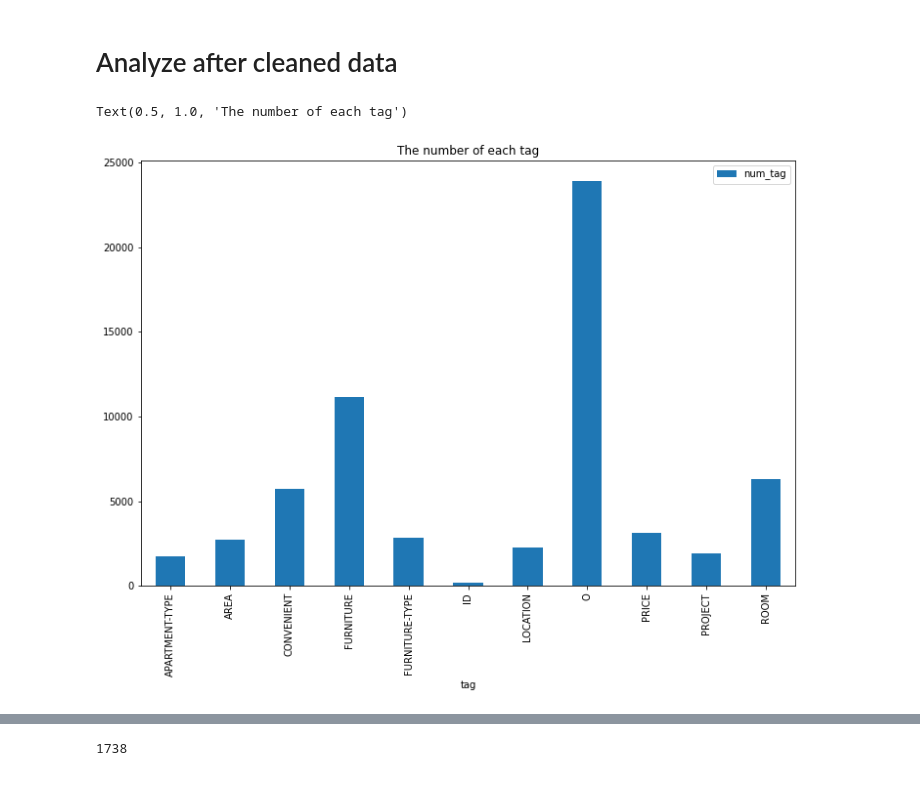
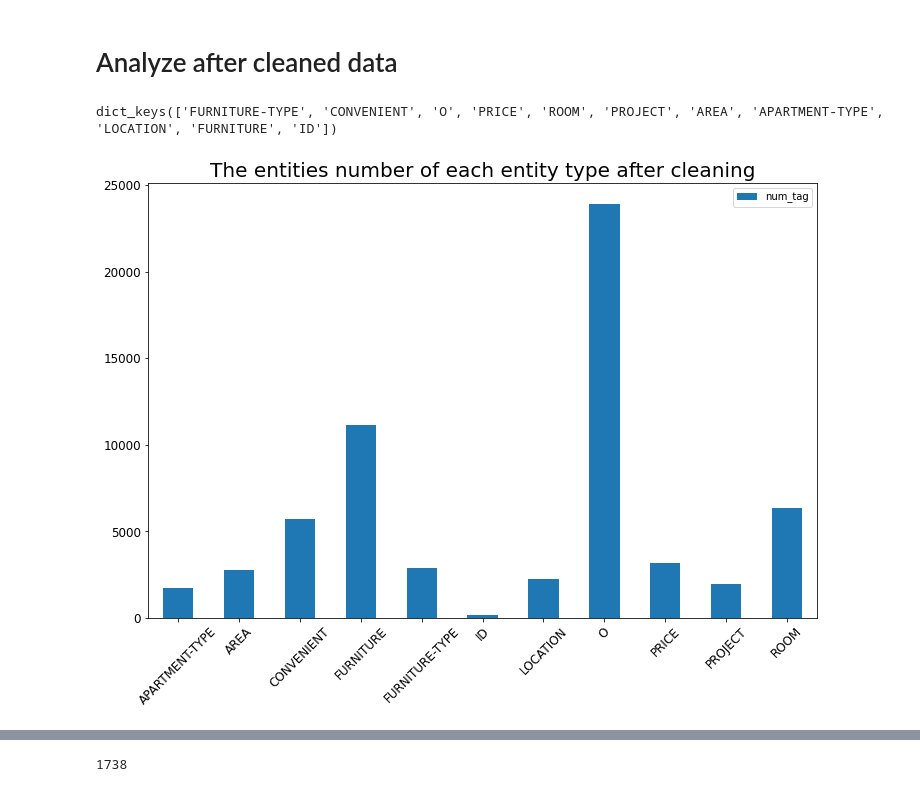
Before and after one commit to phamvanhanh6720/PredictRentedApartment, a Jupyter notebook: ner/process_data.ipynb, the cells around one changed output, grey strips where cells are left out. Drawn from its saved outputs; the diff is of its cells as text; code cells hidden in the pictures.

```diff
--- a/ner/process_data.ipynb
+++ b/ner/process_data.ipynb
@@ -3,7 +3,7 @@ import json
 from ast import literal_eval
 from utils.process_training_data import *
 # %%
-dataset_raw = 'dataset_ner/all.jsonl'
+dataset_raw = '../raw_data/all.jsonl'
 # %%
 dataset = []
 with open(dataset_raw, 'r') as file:
@@ -430,4 +385,8 @@ for data_point in test_clean_tags:
             cleaned_tags[tag[1]] = [tag[0]]
         else:
             cleaned_tags[tag[1]].append(tag[0])
+# %%
+cleaned_tags.keys()
+# %% [output]
+dict_keys(['FURNITURE-TYPE', 'CONVENIENT', 'O', 'PRICE', 'ROOM', 'PROJECT', 'AREA', 'APARTMENT-TYPE', 'LOCATION', 'FURNITURE', 'ID'])
 # %%
@@ -435,16 +394,19 @@ list(cleaned_tags.keys()).sorted()
 # %%
 import pandas as pd
 import matplotlib.pyplot as plt
 
 num_tags = []
 tags = []
 for key in sorted(list(cleaned_tags.keys())):
     tags.append(key)
     num_tags.append(len(cleaned_tags[key]))
 
-df = pd.DataFrame({'tag': tags, 'num_tag': num_tags})
-ax = df.plot.bar(x='tag', y='num_tag', rot=90, figsize=(12, 8))
-plt.title('The number of each tag')
+number_df2 = pd.DataFrame({'tag': tags, 'num_tag': num_tags})
+ax = number_df2.plot.bar(x='tag', y='num_tag', rot=45, figsize=(12, 8))
+plt.title('The entities number of each entity type after cleaning', fontsize=20)
+plt.xticks(rotation=45, fontsize=12)
+plt.yticks(fontsize=12)
+plt.xlabel('')
+plt.show()
 # %% [output]
-Text(0.5, 1.0, 'The number of each tag')
-[figure, old version]
+[figure, new version]
```
Also changed, not shown: parts of 18 cells of this notebook, 1 other file.
